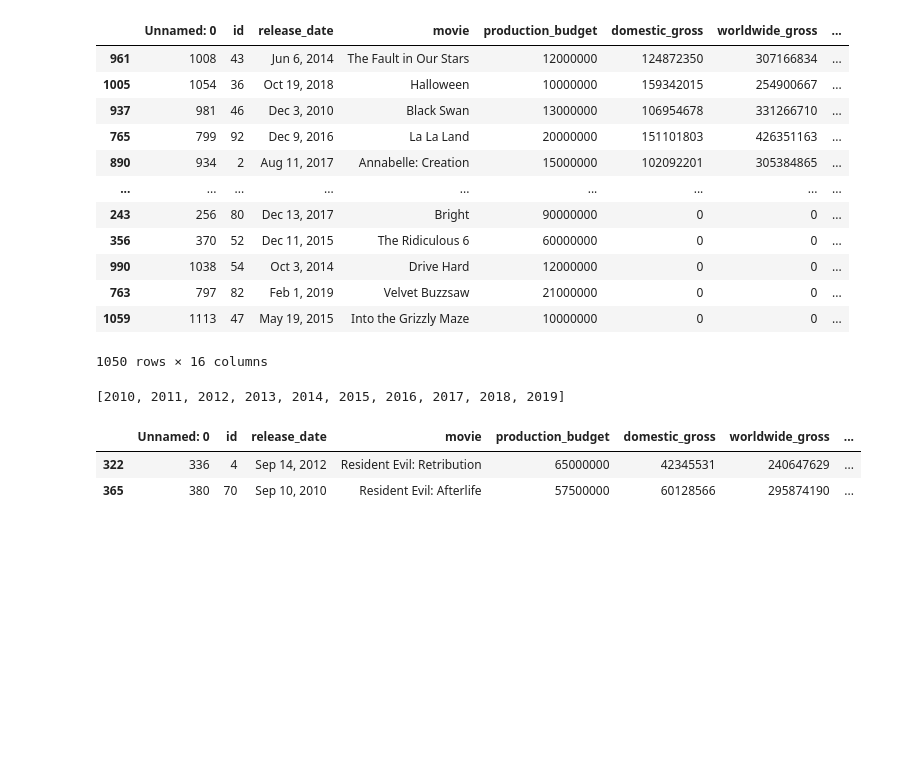
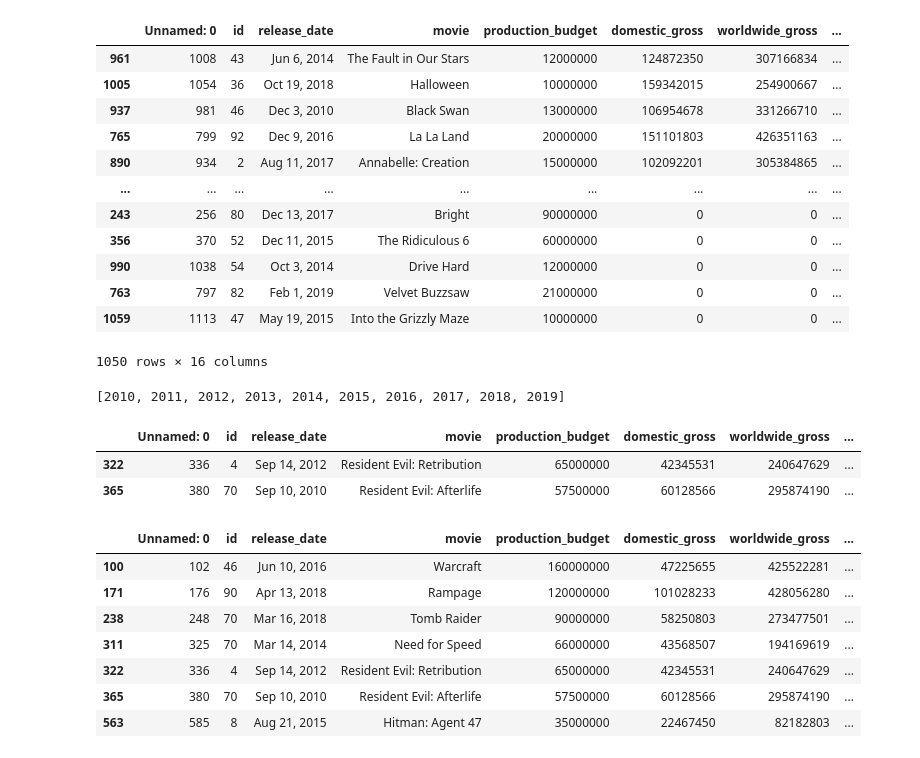
Before and after one commit to jnahra/dsc-phase-1-project, a Jupyter notebook: albert_notebook_data_analysis.ipynb, the cells around one changed output. Cells and saved outputs as stored; diff of their text form; code cells hidden in the pictures; blank space fills up the shorter version.

Commit message:
added more to data analysis and edited video games table

```diff
--- a/albert_notebook_data_analysis.ipynb
+++ b/albert_notebook_data_analysis.ipynb
@@ -116,6 +116,16 @@ df_filtered[df_filtered['movie'].str.contains('Resident Evil')]
 videogames = ['Resident Evil: Retribution', 'Resident Evil: Afterlife', 'Need for Speed', 'Hitman: Agent 47', 'Warcraft', 'Tomb Raider', 'Rampage']
 # %%
 videogame_movies = df_filtered[df_filtered['movie'].isin(videogames)]
+videogame_movies
+# %% [output]
+|  | Unnamed: 0 | id | release_date | movie | production_budget | domestic_gross | worldwide_gross | ... |
+| 100 | 102 | 46 | Jun 10, 2016 | Warcraft | 160000000 | 47225655 | 425522281 | ... |
+| 171 | 176 | 90 | Apr 13, 2018 | Rampage | 120000000 | 101028233 | 428056280 | ... |
+| 238 | 248 | 70 | Mar 16, 2018 | Tomb Raider | 90000000 | 58250803 | 273477501 | ... |
+| 311 | 325 | 70 | Mar 14, 2014 | Need for Speed | 66000000 | 43568507 | 194169619 | ... |
+| 322 | 336 | 4 | Sep 14, 2012 | Resident Evil: Retribution | 65000000 | 42345531 | 240647629 | ... |
+| 365 | 380 | 70 | Sep 10, 2010 | Resident Evil: Afterlife | 57500000 | 60128566 | 295874190 | ... |
+| 563 | 585 | 8 | Aug 21, 2015 | Hitman: Agent 47 | 35000000 | 22467450 | 82182803 | ... |
 # %%
 videogame_movies = videogame_movies.drop('original_title', axis = 1)
 # %%
```
Also changed, not shown: parts of 5 cells of this notebook, 1 other file.
